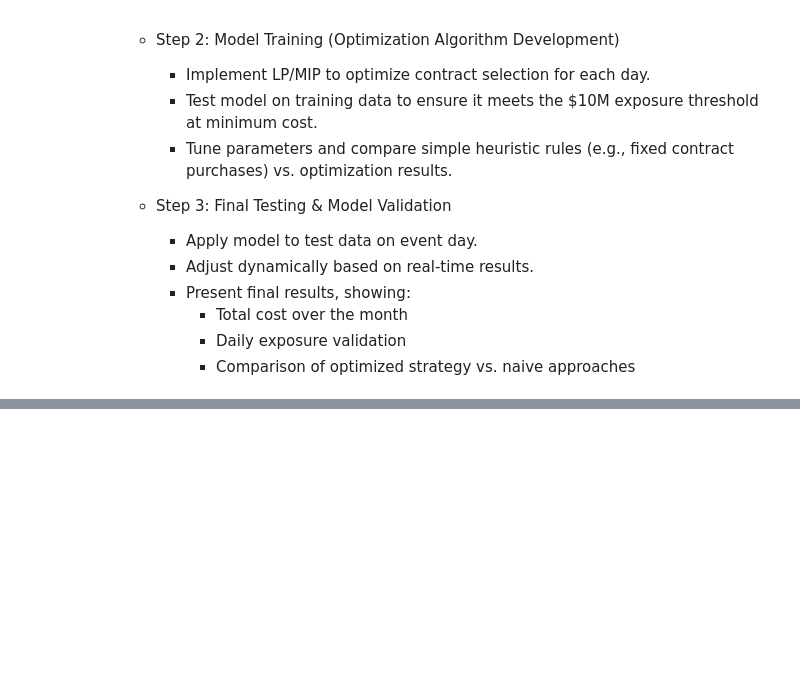
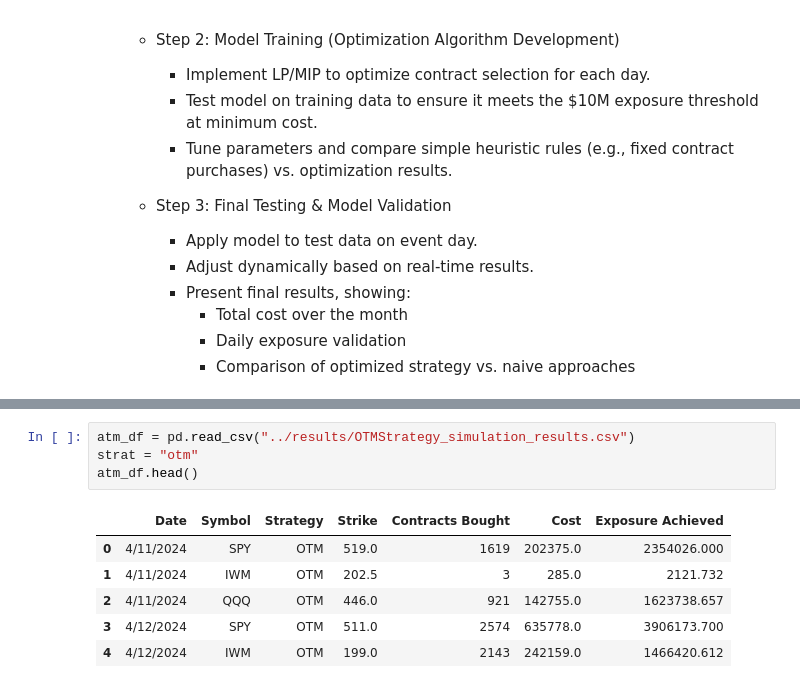
Before and after one commit to Qamil-Mirza/badss-2025-options-alpha-strategy, a Jupyter notebook: notebooks/analysis.ipynb, the cells around one changed output, grey strips where cells are left out. Saved outputs shown, nothing was run; the diff lists cells and outputs as text; blank space fills up the shorter version.

```diff
--- a/notebooks/eda.ipynb
+++ b/notebooks/analysis.ipynb
@@ -335,0 +348,11 @@ Based on our exploratory data analysis (EDA), we now have a clear understanding
+# %%
+atm_df = pd.read_csv("../results/OTMStrategy_simulation_results.csv")
+strat = "otm"
+atm_df.head()
+# %% [output]
+|  | Date | Symbol | Strategy | Strike | Contracts Bought | Cost | Exposure Achieved |
+| 0 | 4/11/2024 | SPY | OTM | 519.0 | 1619 | 202375.0 | 2354026.000 |
+| 1 | 4/11/2024 | IWM | OTM | 202.5 | 3 | 285.0 | 2121.732 |
+| 2 | 4/11/2024 | QQQ | OTM | 446.0 | 921 | 142755.0 | 1623738.657 |
+| 3 | 4/12/2024 | SPY | OTM | 511.0 | 2574 | 635778.0 | 3906173.700 |
+| 4 | 4/12/2024 | IWM | OTM | 199.0 | 2143 | 242159.0 | 1466420.612 |
```
Also changed, not shown: parts of 4 cells of this notebook, 11 other files.
